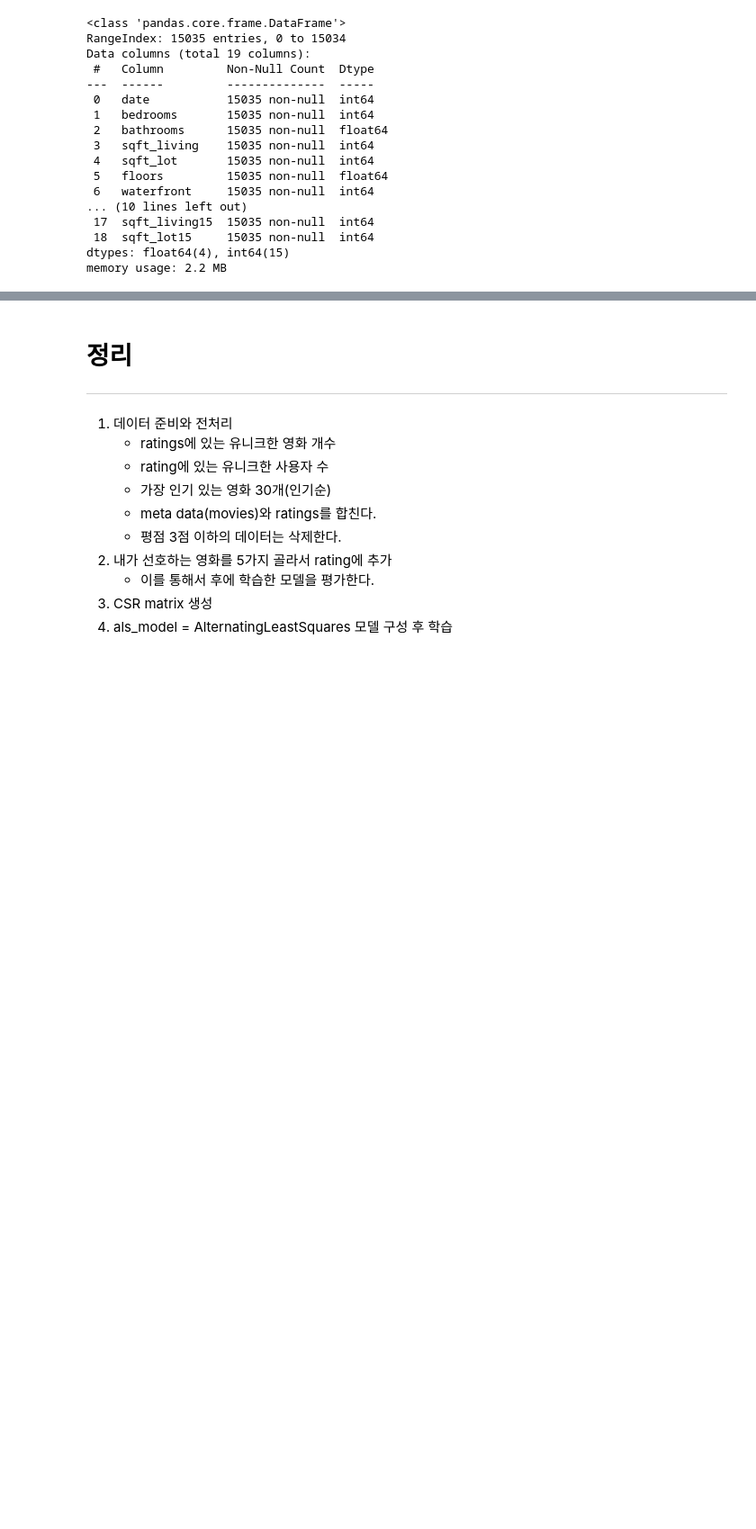
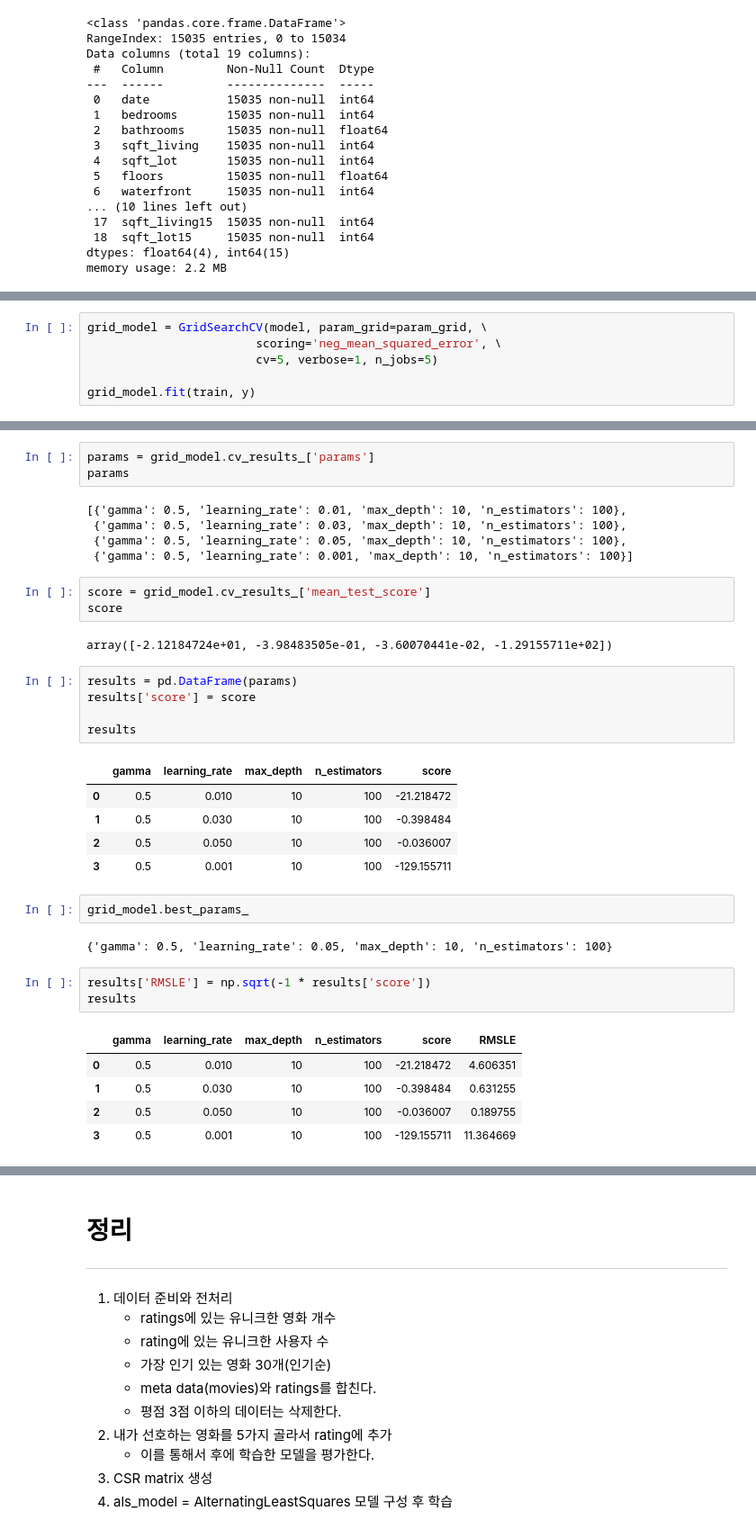
Before and after one commit to miinkang/AI_Project_AIFFEL, a Jupyter notebook: [E-09]my_1st_kaggle_competition.ipynb, the cells around one changed output, grey strips where cells are left out. Shown: that part at 90% size. Saved outputs shown, nothing was run; the diff lists cells and outputs as text; blank space fills up the shorter version.

```diff
--- a/[E-09]my_1st_kaggle_competition.ipynb
+++ b/[E-09]my_1st_kaggle_competition.ipynb
@@ -181,0 +279,6 @@ memory usage: 2.2 MB
+# %%
+grid_model = GridSearchCV(model, param_grid=param_grid, \
+                        scoring='neg_mean_squared_error', \
+                        cv=5, verbose=1, n_jobs=5)
+
+grid_model.fit(train, y)
@@ -181,0 +338,37 @@ memory usage: 2.2 MB
+# %%
+params = grid_model.cv_results_['params']
+params
+# %% [output]
+[{'gamma': 0.5, 'learning_rate': 0.01, 'max_depth': 10, 'n_estimators': 100},
+ {'gamma': 0.5, 'learning_rate': 0.03, 'max_depth': 10, 'n_estimators': 100},
+ {'gamma': 0.5, 'learning_rate': 0.05, 'max_depth': 10, 'n_estimators': 100},
+ {'gamma': 0.5, 'learning_rate': 0.001, 'max_depth': 10, 'n_estimators': 100}]
+# %%
+score = grid_model.cv_results_['mean_test_score']
+score
+# %% [output]
+array([-2.12184724e+01, -3.98483505e-01, -3.60070441e-02, -1.29155711e+02])
+# %%
+results = pd.DataFrame(params)
+results['score'] = score
+
+results
+# %% [output]
+|  | gamma | learning_rate | max_depth | n_estimators | score |
+| 0 | 0.5 | 0.010 | 10 | 100 | -21.218472 |
+| 1 | 0.5 | 0.030 | 10 | 100 | -0.398484 |
+| 2 | 0.5 | 0.050 | 10 | 100 | -0.036007 |
+| 3 | 0.5 | 0.001 | 10 | 100 | -129.155711 |
+# %%
+grid_model.best_params_
+# %% [output]
+{'gamma': 0.5, 'learning_rate': 0.05, 'max_depth': 10, 'n_estimators': 100}
+# %%
+results['RMSLE'] = np.sqrt(-1 * results['score'])
+results
+# %% [output]
+|  | gamma | learning_rate | max_depth | n_estimators | score | RMSLE |
+| 0 | 0.5 | 0.010 | 10 | 100 | -21.218472 | 4.606351 |
+| 1 | 0.5 | 0.030 | 10 | 100 | -0.398484 | 0.631255 |
+| 2 | 0.5 | 0.050 | 10 | 100 | -0.036007 | 0.189755 |
+| 3 | 0.5 | 0.001 | 10 | 100 | -129.155711 | 11.364669 |
```
Also changed, not shown: parts of 33 cells of this notebook.
